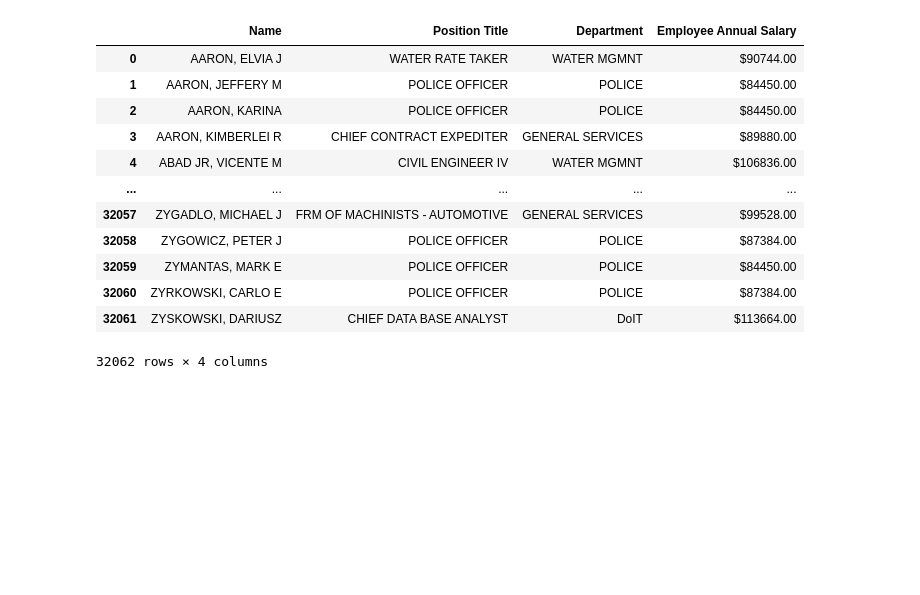
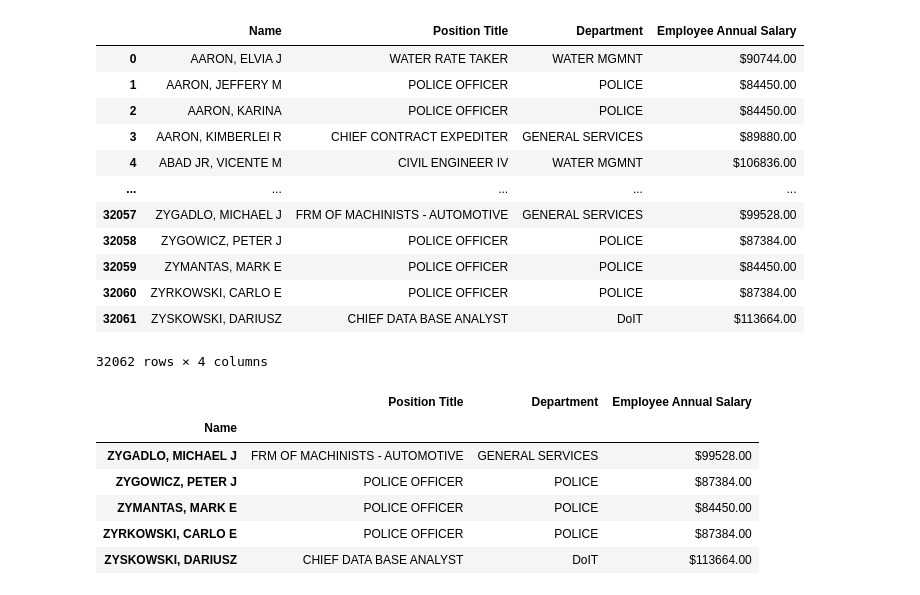
Before and after one commit to mekchou/DataAnalysisWithPandasAndPython, a Jupyter notebook: Sec7WoringWithTextData.ipynb, the cells around one changed output. Cells and saved outputs as stored; diff of their text form; code cells hidden in the pictures; blank space fills up the shorter version.

```diff
--- a/Sec7WoringWithTextData.ipynb
+++ b/Sec7WoringWithTextData.ipynb
@@ -326,3 +326,15 @@ chicago
 | 32060 | ZYRKOWSKI, CARLO E | POLICE OFFICER | POLICE | $87384.00 |
 | 32061 | ZYSKOWSKI, DARIUSZ | CHIEF DATA BASE ANALYST | DoIT | $113664.00 |
 32062 rows × 4 columns
+# %%
+chicago = pd.read_csv(r'C:\Users\MekChou\OneDrive\Code\Udemy\Data Analysis with Pandas and Python\Data\chicago.csv', index_col= 'Name').dropna(how = 'all')
+chicago['Department'] = chicago['Department'].astype('category')
+chicago.tail()
+# %% [output]
+|  | Position Title | Department | Employee Annual Salary |
+| Name |  |  |  |
+| ZYGADLO, MICHAEL J | FRM OF MACHINISTS - AUTOMOTIVE | GENERAL SERVICES | $99528.00 |
+| ZYGOWICZ, PETER J | POLICE OFFICER | POLICE | $87384.00 |
+| ZYMANTAS, MARK E | POLICE OFFICER | POLICE | $84450.00 |
+| ZYRKOWSKI, CARLO E | POLICE OFFICER | POLICE | $87384.00 |
+| ZYSKOWSKI, DARIUSZ | CHIEF DATA BASE ANALYST | DoIT | $113664.00 |
```
Also changed, not shown: parts of 4 cells of this notebook.
